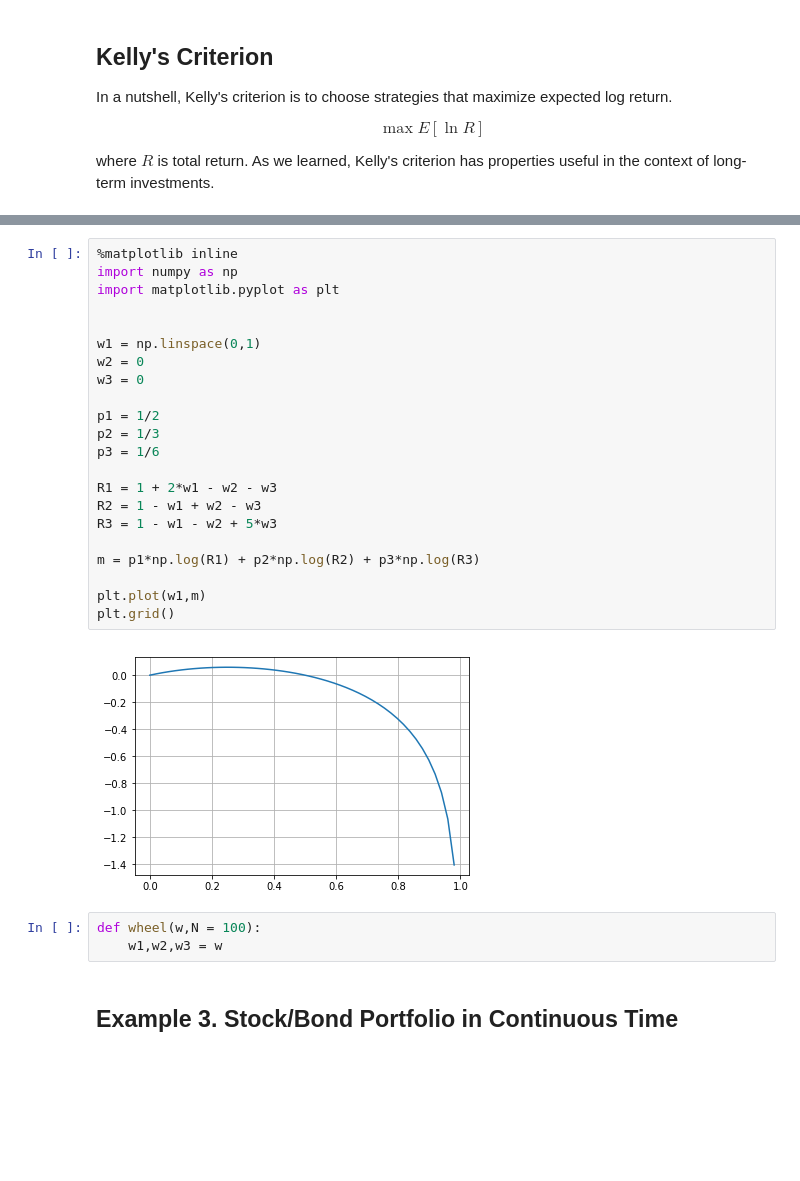
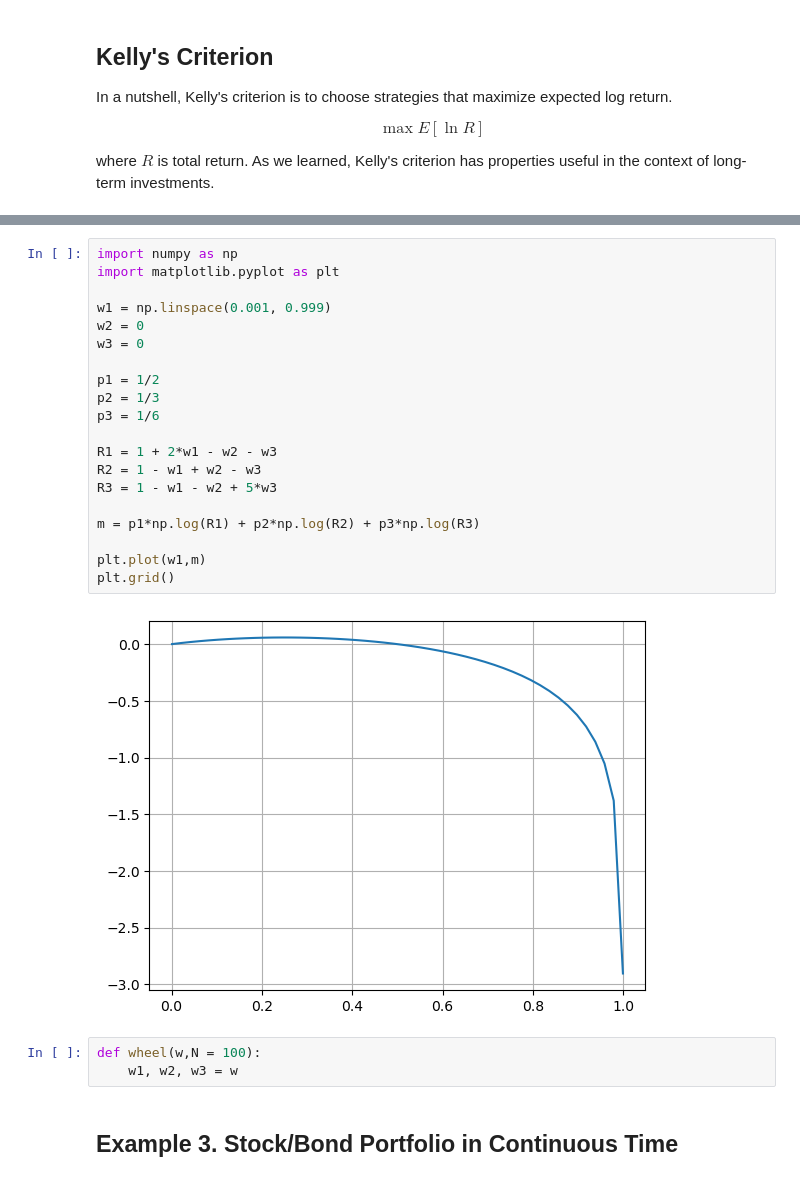
Before and after one commit to jckantor/cbe60455, a Jupyter notebook: _build/jupyter_execute/notebooks/05/09-Log-Optimal-Portfolios.ipynb, the cells around one changed output, grey strips where cells are left out. Cells and saved outputs as stored; diff of their text form; blank space fills up the shorter version.

```diff
--- a/_build/jupyter_execute/notebooks/05/09-Log-Optimal-Portfolios.ipynb
+++ b/_build/jupyter_execute/notebooks/05/09-Log-Optimal-Portfolios.ipynb
@@ -92,30 +111,28 @@ plt.grid()
 # %%
-%matplotlib inline
 import numpy as np
 import matplotlib.pyplot as plt
 
-
-w1 = np.linspace(0,1)
+w1 = np.linspace(0.001, 0.999)
 w2 = 0
 w3 = 0
 
 p1 = 1/2
 p2 = 1/3
 p3 = 1/6
 
 R1 = 1 + 2*w1 - w2 - w3
 R2 = 1 - w1 + w2 - w3
 R3 = 1 - w1 - w2 + 5*w3
 
 m = p1*np.log(R1) + p2*np.log(R2) + p3*np.log(R3)
 
 plt.plot(w1,m)
 plt.grid()
 # %% [output]
-[figure, old version]
+[figure, new version]
 # %%
 def wheel(w,N = 100):
-    w1,w2,w3 = w
+    w1, w2, w3 = w
 # %% [markdown]
 ## Example 3. Stock/Bond Portfolio in Continuous Time
 # %%
```
Also changed, not shown: parts of 9 cells of this notebook, 15 other files.
